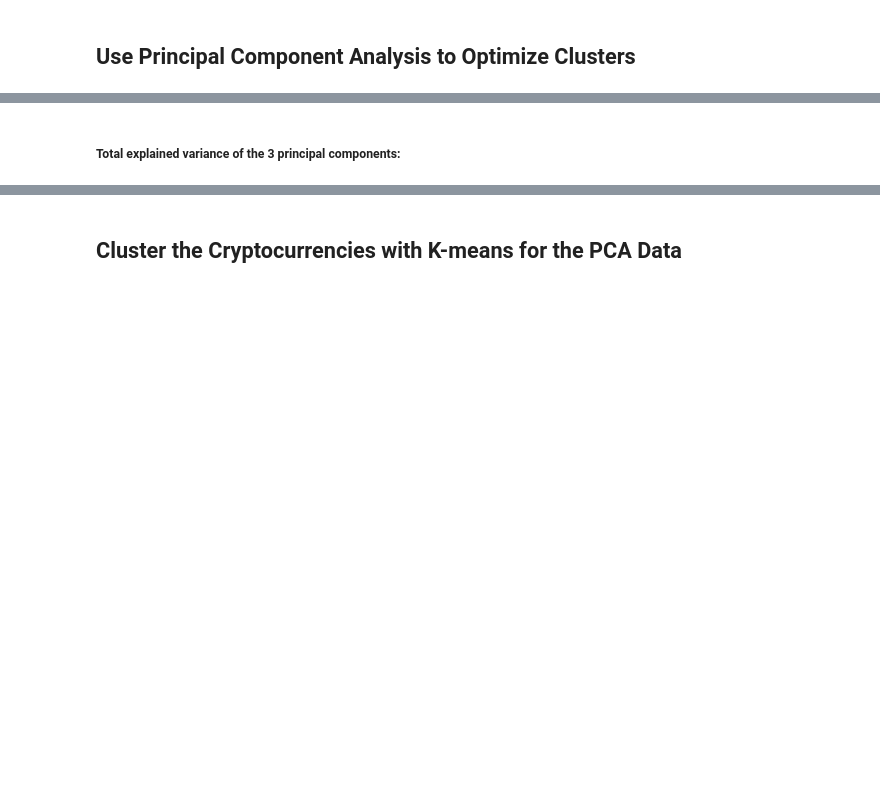
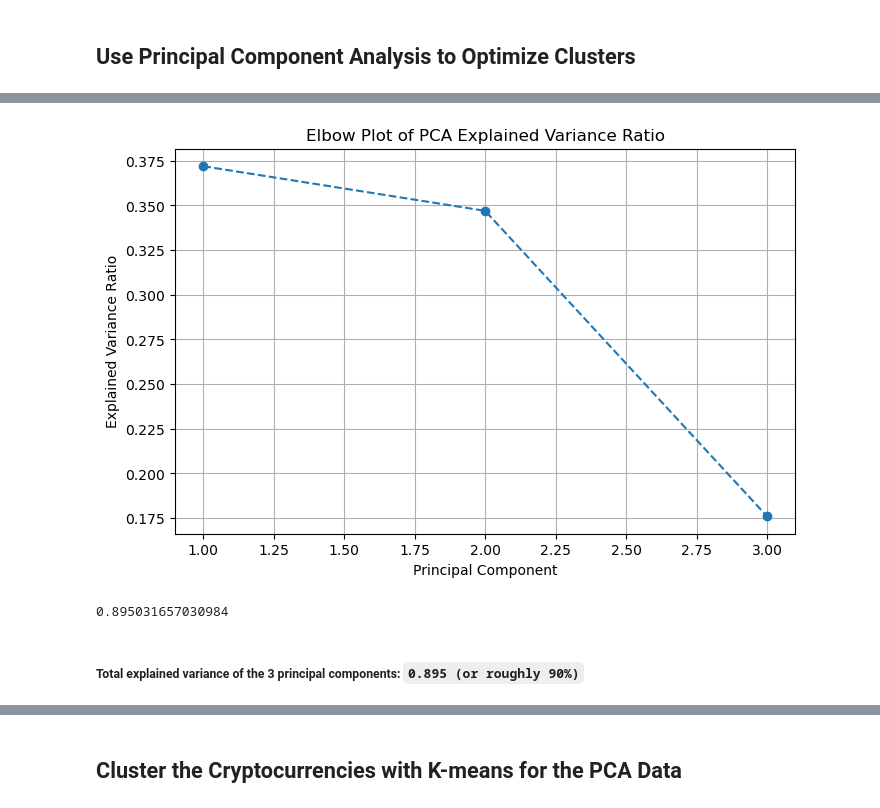
Before and after one commit to martabaker/ds_module_19_unsup_learning, a Jupyter notebook: Starter_Code/crypto_clustering_hw.ipynb, the cells around one changed output, grey strips where cells are left out. Cells and saved outputs as stored; diff of their text form; code cells hidden in the pictures; blank space fills up the shorter version.

```diff
--- a/Starter_Code/crypto_clustering_hw.ipynb
+++ b/Starter_Code/crypto_clustering_hw.ipynb
@@ -245,0 +303,14 @@ df_sub2.hvplot.scatter(
+# %%
+# Fit model through a PCA
+pca=PCA(n_components=3)
+
+# Fit the PCA model on the transformed credit card DataFrame
+pca_data = pca.fit_transform(df_scaled)
+
+# Create a list to store the coin_id index values from the original DataFrame
+coin_id = df.index
+
+# Create the dataframe to store the PCA values
+df_pca = pd.DataFrame(pca_data, columns=["PCA_" + str(x) for x in range(1, 4)], index=coin_id)
+
+df_pca.head()
@@ -246,2 +325,28 @@ df_sub2.hvplot.scatter(
+# %%
+# explained variation ratio
+# Do we need to reduce the dimensions...
+# Assume pca.explained_variance_ratio_ is already computed
+explained_variance_ratio = pca.explained_variance_ratio_
+
+# Create a DataFrame from the explained variance ratio
+df2 = pd.DataFrame({
+    'Principal Component': range(1, 4),
+    'Explained Variance Ratio': explained_variance_ratio
+})
+
+# Plot the elbow plot
+plt.figure(figsize=(8, 5))
+plt.plot(df2['Principal Component'], df2['Explained Variance Ratio'], marker='o', linestyle='--')
+plt.xlabel('Principal Component')
+plt.ylabel('Explained Variance Ratio')
+plt.title('Elbow Plot of PCA Explained Variance Ratio')
+plt.grid(True)
+plt.show()
+# %% [output]
+[figure, added]
+# %%
+sum(explained_variance_ratio)
+# %% [output]
+0.895031657030984
 # %% [markdown]
-##### Total explained variance of the 3 principal components:
+##### Total explained variance of the 3 principal components: `0.895 (or roughly 90%)`
```
Also changed, not shown: parts of 20 cells of this notebook.
